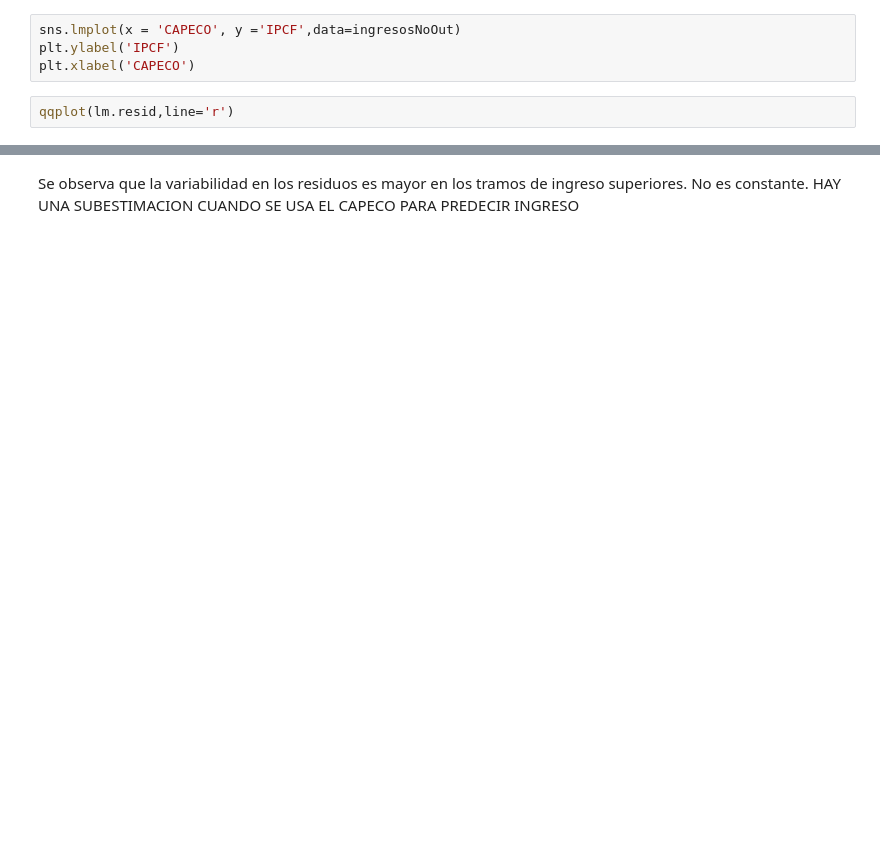
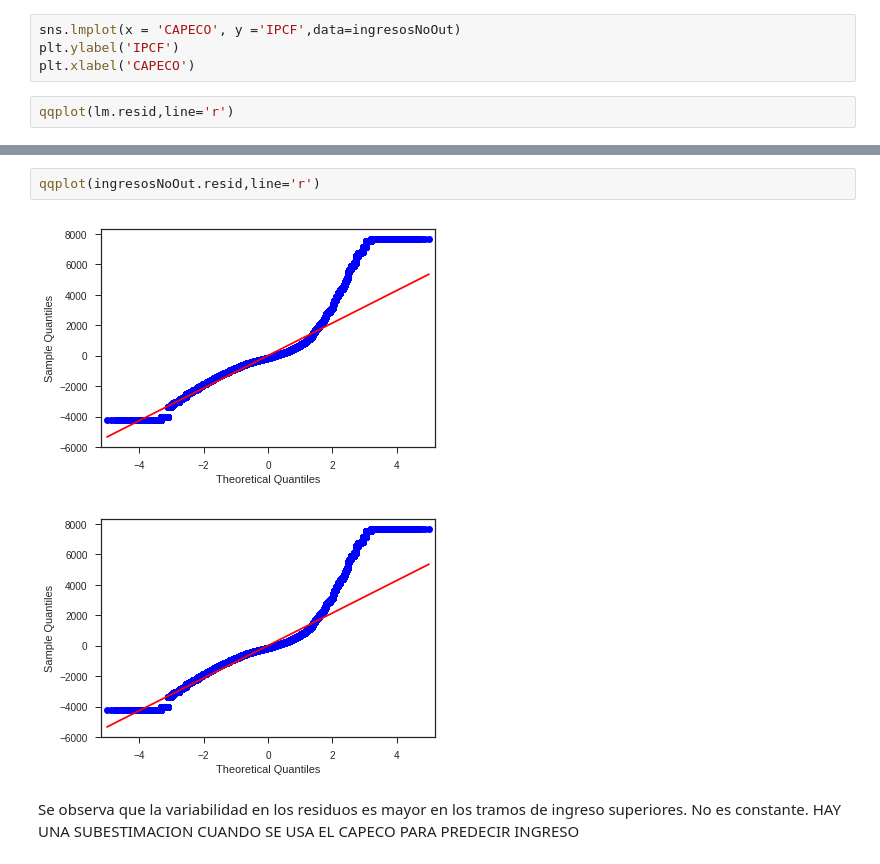
Before and after one commit to alephcero/thesis, a Jupyter notebook: src/Chapter 3 - modelingAndCoeficients.ipynb, the cells around one changed output, grey strips where cells are left out. Drawn from its saved outputs; the diff is of its cells as text; blank space fills up the shorter version.

```diff
--- a/src/Chapter 3 - modelingAndCoeficients.ipynb
+++ b/src/Chapter 3 - modelingAndCoeficients.ipynb
@@ -623,2 +992,7 @@ plt.xlabel('Ingreso Estimado')
+# %%
+qqplot(ingresosNoOut.resid,line='r')
+# %% [output]
+[figure, added]
+[figure, added]
 # %% [markdown]
 Se observa que la variabilidad en los residuos es mayor en los tramos de ingreso superiores. No es constante. HAY UNA SUBESTIMACION CUANDO SE USA EL CAPECO PARA PREDECIR INGRESO
```
Also changed, not shown: parts of 74 cells of this notebook, 15 other files.
